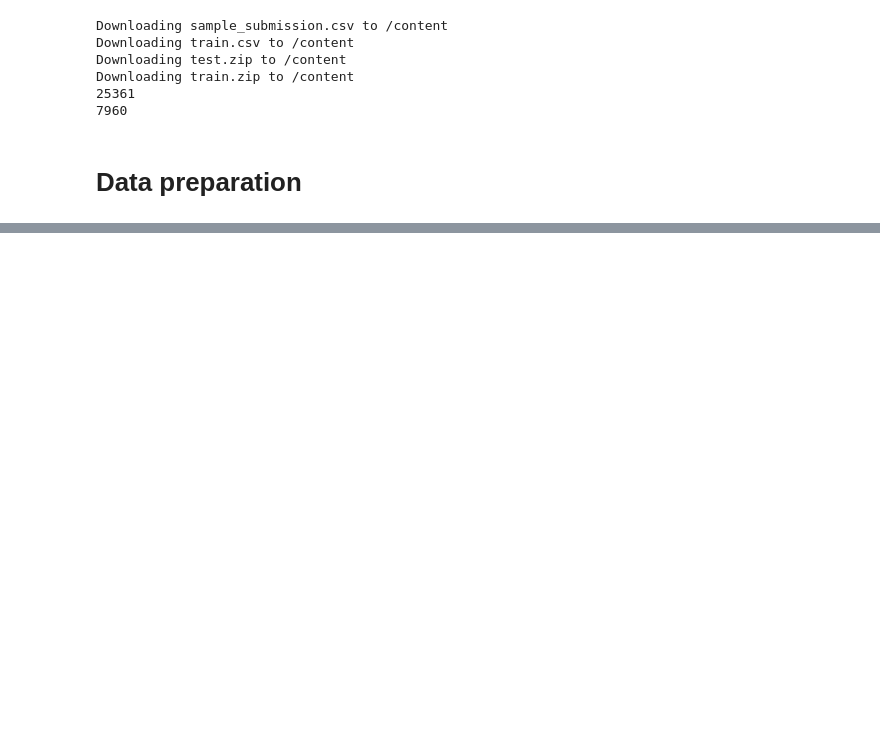
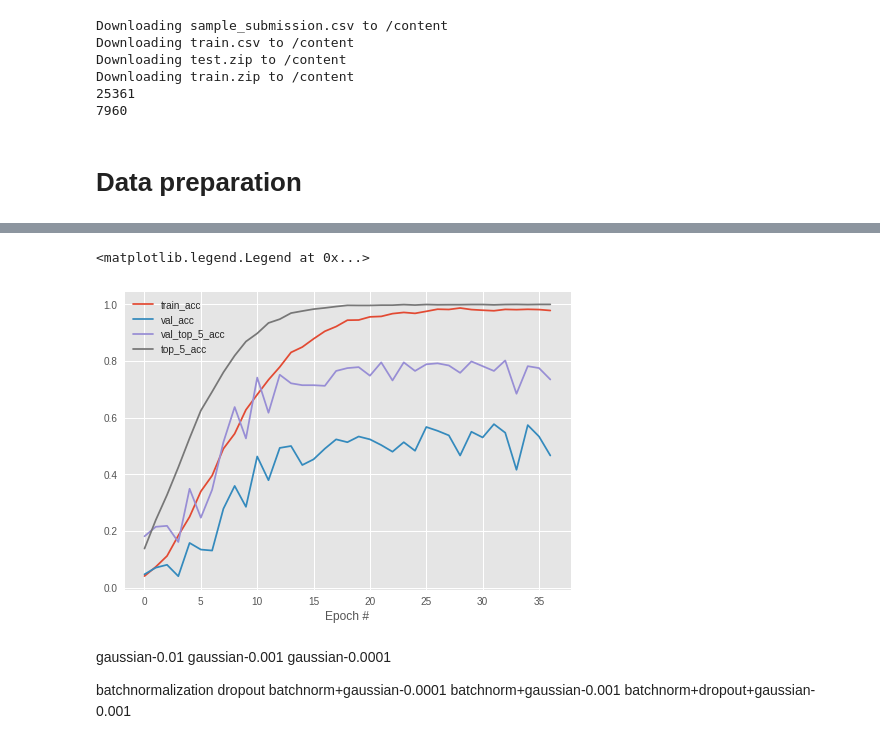
Before and after one commit to asmundur/deeplearning-finalproject, a Jupyter notebook: deep_learning_final_project.ipynb, the cells around one changed output, grey strips where cells are left out. Saved outputs shown, nothing was run; the diff lists cells and outputs as text; code cells hidden in the pictures; blank space fills up the shorter version.

```diff
--- a/deep_learning_final_project.ipynb
+++ b/deep_learning_final_project.ipynb
@@ -155,0 +316,19 @@ fitting labels...
+# %%
+
+
+model.compile(optimizer= 'adam', loss='categorical_crossentropy', metrics=['accuracy', top_5_accuracy])
+
+checkpointer = ModelCheckpoint(filepath='weights_larger1.hdf5',
+                               verbose=1, save_best_only=True)
+
+# early_stopping = EarlyStopping(monitor = 'val_loss', patience = 10)
+early_stopping = EarlyStopping(monitor = 'val_loss', patience = 10)
+# %%
+# print(model.summary())
+# model.load_weights('weights_larger1-old.hdf5')
+# Train the model
+H = model.fit_generator(generator=train_generator,
+                    steps_per_epoch=STEP_SIZE_TRAIN,
+                    validation_data=validation_generator,
+                    validation_steps=STEP_SIZE_VALID,
+                    epochs=100, callbacks = [checkpointer, early_stopping])
@@ -155,0 +353,28 @@ fitting labels...
+# %%
+# Plot the training loss and accuracy
+N = np.arange(0, 37)
+plt.style.use("ggplot")
+plt.figure()
+# plt.plot(N, H.history["loss"], label="train_loss")
+# plt.plot(N, H.history["val_loss"], label="val_loss")
+plt.plot(N, H.history["acc"], label="train_acc")
+plt.plot(N, H.history["val_acc"], label="val_acc")
+plt.plot(N, H.history["val_top_5_accuracy"], label="val_top_5_acc")
+plt.plot(N, H.history["top_5_accuracy"], label="top_5_acc")
+plt.xlabel("Epoch #")
+# plt.ylabel("Loss/Accuracy")
+plt.legend()
+# plt.savefig(args["plot"])
+# %% [output]
+<matplotlib.legend.Legend at 0x...>
+[figure, added]
+# %% [markdown]
+gaussian-0.01
+gaussian-0.001
+gaussian-0.0001
+
+batchnormalization
+dropout
+batchnorm+gaussian-0.0001
+batchnorm+gaussian-0.001
+batchnorm+dropout+gaussian-0.001
```
Also changed, not shown: parts of 19 cells of this notebook.
